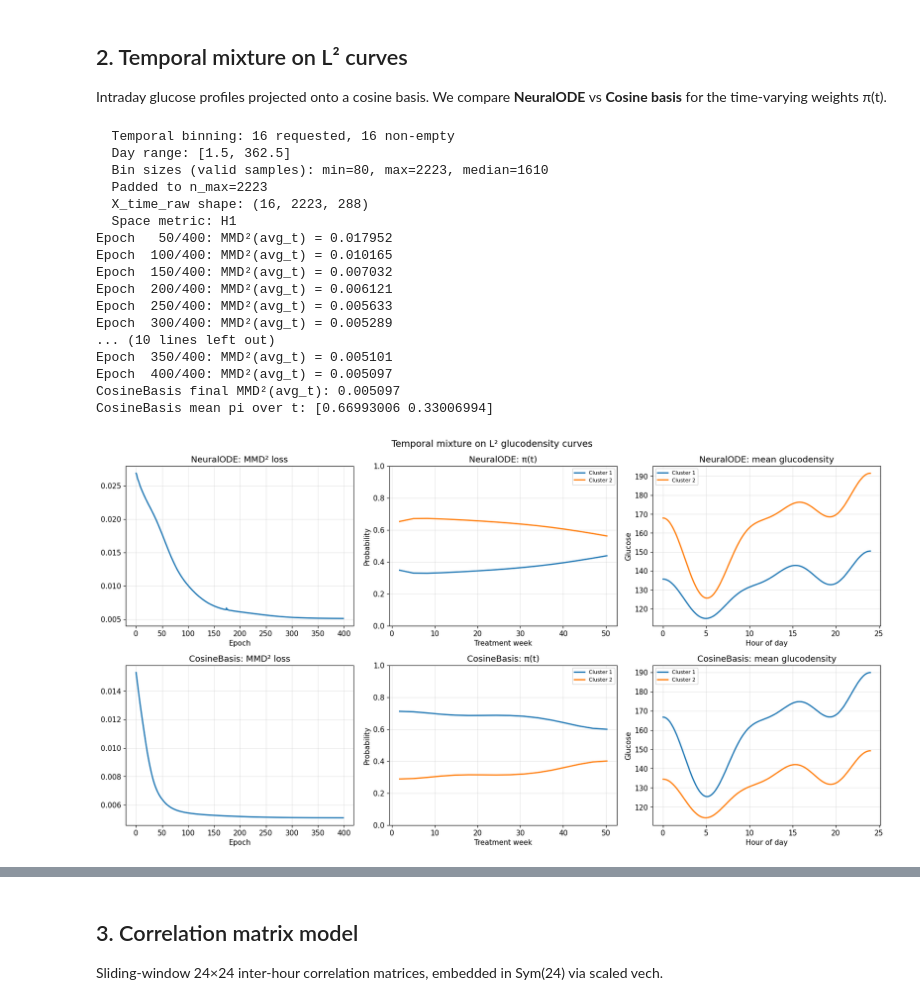
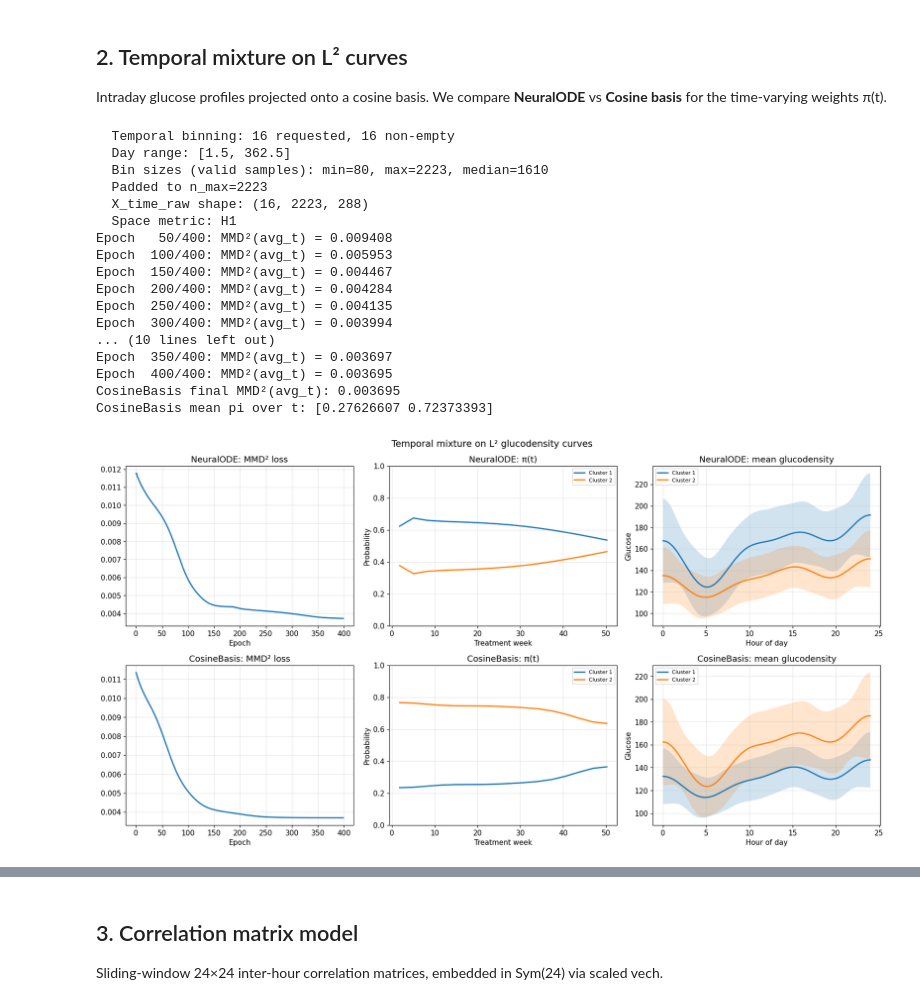
Before and after one commit to dani2442/rkhs-mixture-models, a Jupyter notebook: examples/use_case_visualization.ipynb, the cells around one changed output, grey strips where cells are left out. Saved outputs shown, nothing was run; the diff lists cells and outputs as text; code cells hidden in the pictures.

```diff
--- a/examples/use_case_visualization.ipynb
+++ b/examples/use_case_visualization.ipynb
@@ -141,7 +141,7 @@ rep = build_training_representation(
     curves, t_indices, n_time_bins=N_BINS, r_s=8, device=device, dtype=dtype, verbose=True, space_metric="h1"
 )
 X_time, t_grid, mask = rep["X_time"], rep["t_grid"], rep["mask"]
-kernel = GaussianKernel(sigma=1.0) #sigma=max(1e-8, rep["sigma_auto"]))
+kernel = GaussianKernel(sigma=0.8) #sigma=max(1e-8, rep["sigma_auto"]))
 
 def train_and_extract(name, tw_model):
     model, history, pi_t = run_experiment(
@@ -151,15 +151,27 @@ def train_and_extract(name, tw_model):
     with torch.no_grad():
         means = model.mean.cpu() * rep["coeff_std"].cpu() + rep["coeff_mean"].cpu()
         recon = rep["space_basis"].reconstruct(means).squeeze(-1).numpy()
-    return model, history, pi_t.cpu().numpy(), recon
+
+        # Function-space std: propagate covariance through de-standardization + basis reconstruction
+        cov_std = model.covariance.cpu()  # (K, M, M)
+        s = rep["coeff_std"].cpu()        # (M,)
+        M = cov_std.shape[1]
+        I_M = torch.eye(M, dtype=s.dtype)
+        B_raw = rep["space_basis"].reconstruct(I_M).squeeze(-1)  # (M, L)
+        B_eff = B_raw * s[:, None]  # effective basis scaled by coeff_std
+        std_curves = np.zeros((K, B_raw.shape[1]))
+        for k in range(K):
+            var_f = ((cov_std[k] @ B_eff) * B_eff).sum(0)  # (L,)
+            std_curves[k] = torch.sqrt(torch.clamp(var_f, min=0)).numpy()
+    return model, history, pi_t.cpu().numpy(), recon, std_curves
 
 # NeuralODE
-ode_model, ode_h, ode_pi, ode_m = train_and_extract(
+ode_model, ode_h, ode_pi, ode_m, ode_std = train_and_extract(
     "NeuralODE", NeuralODETimeWeights(t_grid, K, hidden_dim=64, device=device, dtype=dtype)
 )
 # Cosine basis
 phi = L2CosineBasis(T=1.0, R=6, grid_size=rep["L_t"], d=1, device=device, dtype=dtype)
-bas_model, bas_h, bas_pi, bas_m = train_and_extract(
+bas_model, bas_h, bas_pi, bas_m, bas_std = train_and_extract(
     "CosineBasis", BasisLogitsTimeWeights(phi.Phi, K, device=device, dtype=dtype)
 )
 
@@ -169,48 +181,49 @@ t_weeks = t_days / 7.0
 slot_x = np.linspace(0, 24, ode_m.shape[1])
 
 fig, axes = plt.subplots(2, 3, figsize=(17, 9))
-for row, (h, pi, m, name) in enumerate([
-    (ode_h, ode_pi, ode_m, "NeuralODE"),
-    (bas_h, bas_pi, bas_m, "CosineBasis"),
+for row, (h, pi, m, sd, name) in enumerate([
+    (ode_h, ode_pi, ode_m, ode_std, "NeuralODE"),
+    (bas_h, bas_pi, bas_m, bas_std, "CosineBasis"),
 ]):
     axes[row, 0].plot(h, lw=2)
     axes[row, 0].set(title=f"{name}: MMD² loss", xlabel="Epoch")
     axes[row, 0].grid(alpha=0.3)
 
     for k in range(K):
         axes[row, 1].plot(t_weeks, pi[:, k], lw=2, label=f"Cluster {k + 1}")
     axes[row, 1].set(title=f"{name}: π(t)", xlabel="Treatment week", ylabel="Probability", ylim=(0, 1))
     axes[row, 1].legend(fontsize=8)
     axes[row, 1].grid(alpha=0.3)
 
     for k in range(K):
         axes[row, 2].plot(slot_x, m[k], lw=2, label=f"Cluster {k + 1}")
+        axes[row, 2].fill_between(slot_x, m[k] - sd[k], m[k] + sd[k], alpha=0.2)
     axes[row, 2].set(title=f"{name}: mean glucodensity", xlabel="Hour of day", ylabel="Glucose")
     axes[row, 2].legend(fontsize=8)
     axes[row, 2].grid(alpha=0.3)
 
 plt.suptitle("Temporal mixture on L² glucodensity curves", fontsize=14)
 plt.tight_layout()
 plt.show()
 # %% [output]
   Temporal binning: 16 requested, 16 non-empty
   Day range: [1.5, 362.5]
   Bin sizes (valid samples): min=80, max=2223, median=1610
   Padded to n_max=2223
   X_time_raw shape: (16, 2223, 288)
   Space metric: H1
-Epoch   50/400: MMD²(avg_t) = 0.017952
-Epoch  100/400: MMD²(avg_t) = 0.010165
-Epoch  150/400: MMD²(avg_t) = 0.007032
-Epoch  200/400: MMD²(avg_t) = 0.006121
-Epoch  250/400: MMD²(avg_t) = 0.005633
-Epoch  300/400: MMD²(avg_t) = 0.005289
+Epoch   50/400: MMD²(avg_t) = 0.009408
+Epoch  100/400: MMD²(avg_t) = 0.005953
+Epoch  150/400: MMD²(avg_t) = 0.004467
+Epoch  200/400: MMD²(avg_t) = 0.004284
+Epoch  250/400: MMD²(avg_t) = 0.004135
+Epoch  300/400: MMD²(avg_t) = 0.003994
 ... (10 lines left out)
-Epoch  350/400: MMD²(avg_t) = 0.005101
-Epoch  400/400: MMD²(avg_t) = 0.005097
-CosineBasis final MMD²(avg_t): 0.005097
-CosineBasis mean pi over t: [0.66993006 0.33006994]
+Epoch  350/400: MMD²(avg_t) = 0.003697
+Epoch  400/400: MMD²(avg_t) = 0.003695
+CosineBasis final MMD²(avg_t): 0.003695
+CosineBasis mean pi over t: [0.27626607 0.72373393]
-[figure, old version]
+[figure, new version]
 # %%
 curves, t_indices, pids, wdays, _ = compute_sliding_windows(
     patient_data, window_size=4, stride=1, verbose=True
```
Also changed, not shown: parts of 7 cells of this notebook.
